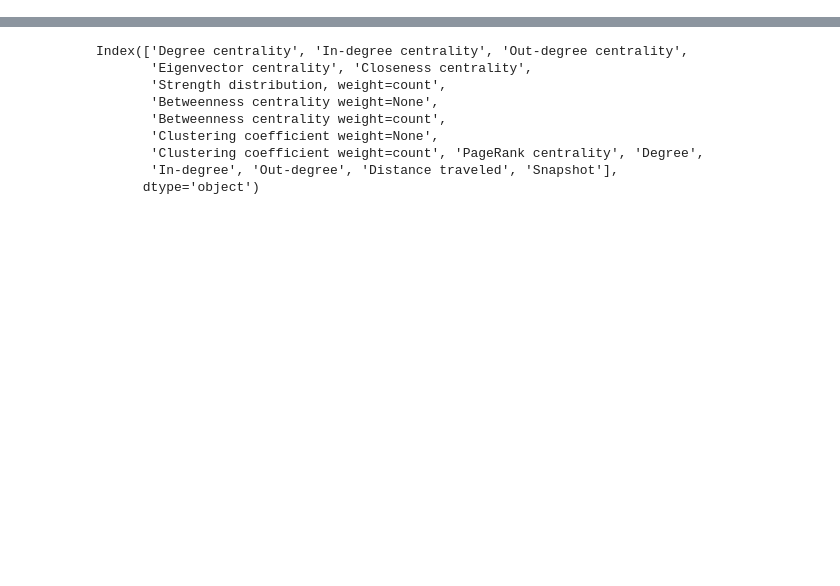
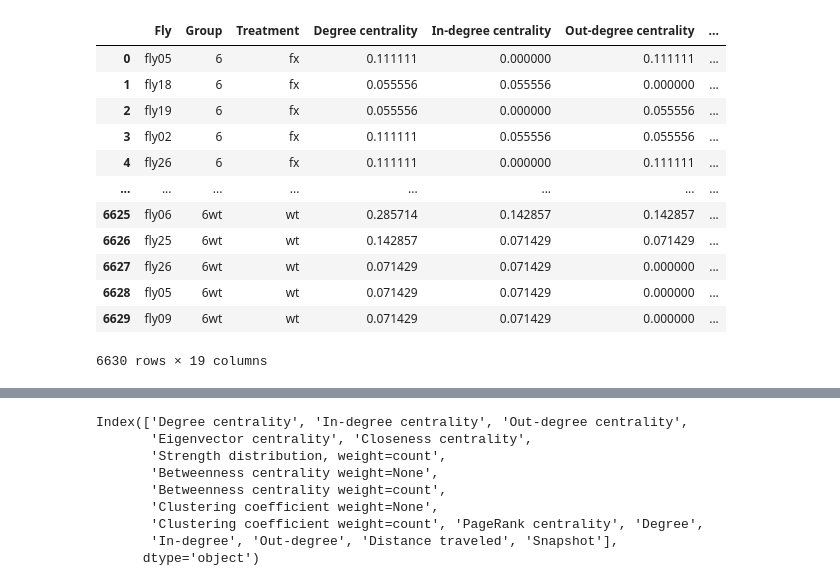
Before and after one commit to milanXpetrovic/drosophila-social-network-analysis, a Jupyter notebook: notebooks/local_measures_distribution.ipynb, the cells around one changed output, grey strips where cells are left out. Saved outputs shown, nothing was run; the diff lists cells and outputs as text; code cells hidden in the pictures; blank space fills up the shorter version.

```diff
--- a/notebooks/local_measures_distribution.ipynb
+++ b/notebooks/local_measures_distribution.ipynb
@@ -31,6 +31,22 @@ for treatment_name, treatment_path in all_treatments.items():
     dataframes.append(combined_df)
 
 combined_data = pd.concat(dataframes)
+# %%
+combined_data.reset_index()
+# %% [output]
+|  | Fly | Group | Treatment | Degree centrality | In-degree centrality | Out-degree centrality | ... |
+| 0 | fly05 | 6 | fx | 0.111111 | 0.000000 | 0.111111 | ... |
+| 1 | fly18 | 6 | fx | 0.055556 | 0.055556 | 0.000000 | ... |
+| 2 | fly19 | 6 | fx | 0.055556 | 0.000000 | 0.055556 | ... |
+| 3 | fly02 | 6 | fx | 0.111111 | 0.055556 | 0.055556 | ... |
+| 4 | fly26 | 6 | fx | 0.111111 | 0.000000 | 0.111111 | ... |
+| ... | ... | ... | ... | ... | ... | ... | ... |
+| 6625 | fly06 | 6wt | wt | 0.285714 | 0.142857 | 0.142857 | ... |
+| 6626 | fly25 | 6wt | wt | 0.142857 | 0.071429 | 0.071429 | ... |
+| 6627 | fly26 | 6wt | wt | 0.071429 | 0.071429 | 0.000000 | ... |
+| 6628 | fly05 | 6wt | wt | 0.071429 | 0.071429 | 0.000000 | ... |
+| 6629 | fly09 | 6wt | wt | 0.071429 | 0.071429 | 0.000000 | ... |
+6630 rows × 19 columns
 # %%
 for measure_name in combined_data.columns:
     plt.figure(figsize=(8, 4))
```
Also changed, not shown: parts of 2 cells of this notebook, 40 other files.
